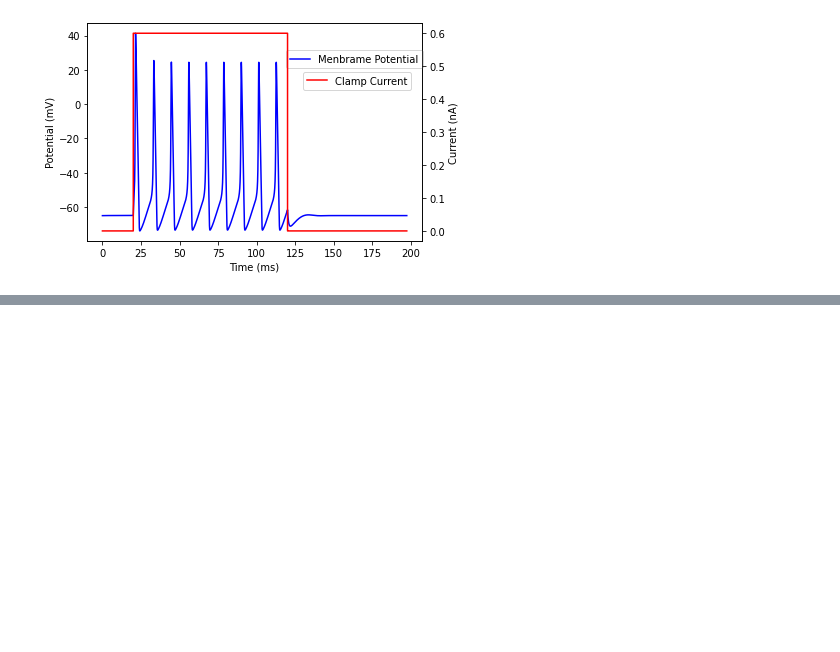
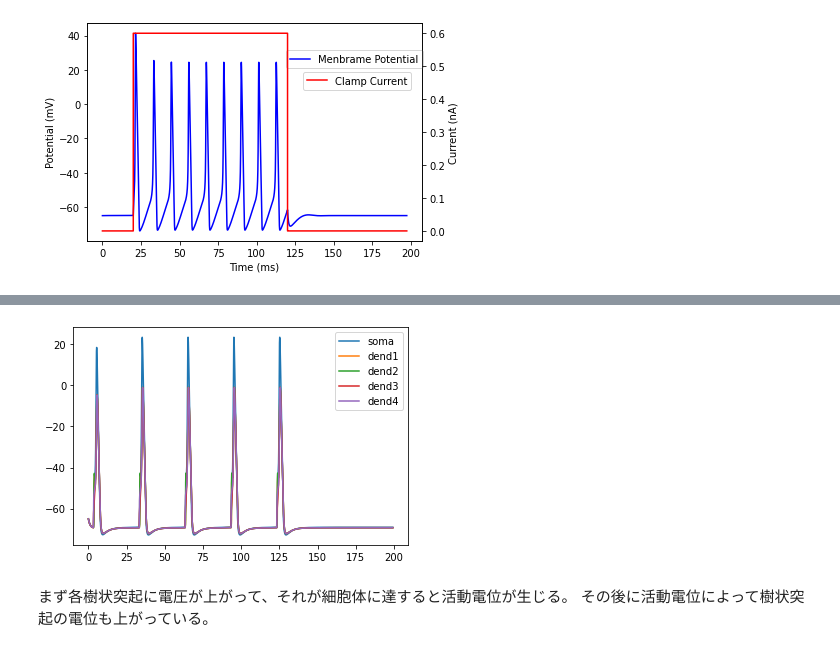
Before and after one commit to atakehiro/Neural_Simulator-Colab, a Jupyter notebook: NEURON1.ipynb, the cells around one changed output, grey strips where cells are left out. Saved outputs shown, nothing was run; the diff lists cells and outputs as text; code cells hidden in the pictures; blank space fills up the shorter version.

```diff
--- a/NEURON1.ipynb
+++ b/NEURON1.ipynb
@@ -85,0 +164,7 @@ plt.show()
+# %%
+# シミュレーション実行
+tstop = 10.0 # 総時間(ms)
+v_init = -65.0 # 初期の膜電位(mV)
+h.finitialize(v_init)
+h.fcurrent()
+neuron.run(tstop)
@@ -85,0 +182,20 @@ plt.show()
+# %%
+# シミュレーション実行
+tstop = 200.0 # 総時間(ms)
+v_init = -65.0 # 初期の膜電位(mV)
+h.finitialize(v_init)
+h.fcurrent()
+neuron.run(tstop)
+# プロット
+plt.plot(t, soma_v, label='soma')
+plt.plot(t, dend1_v, label='dend1')
+plt.plot(t, dend2_v, label='dend2')
+plt.plot(t, dend3_v, label='dend3')
+plt.plot(t, dend4_v, label='dend4')
+plt.legend()
+plt.show()
+# %% [output]
+[figure, added]
+# %% [markdown]
+まず各樹状突起に電圧が上がって、それが細胞体に達すると活動電位が生じる。
+その後に活動電位によって樹状突起の電位も上がっている。
```
Also changed, not shown: parts of 9 cells of this notebook.
